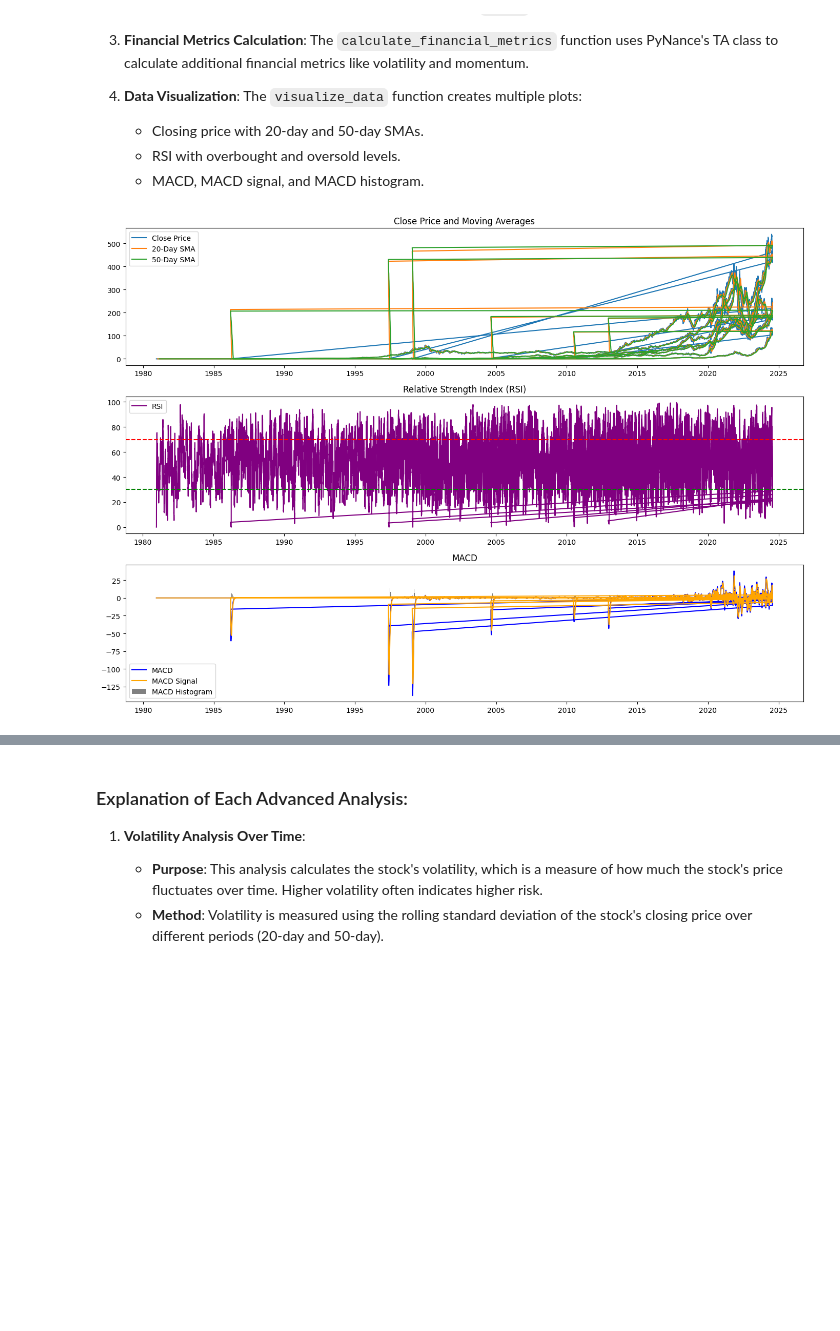
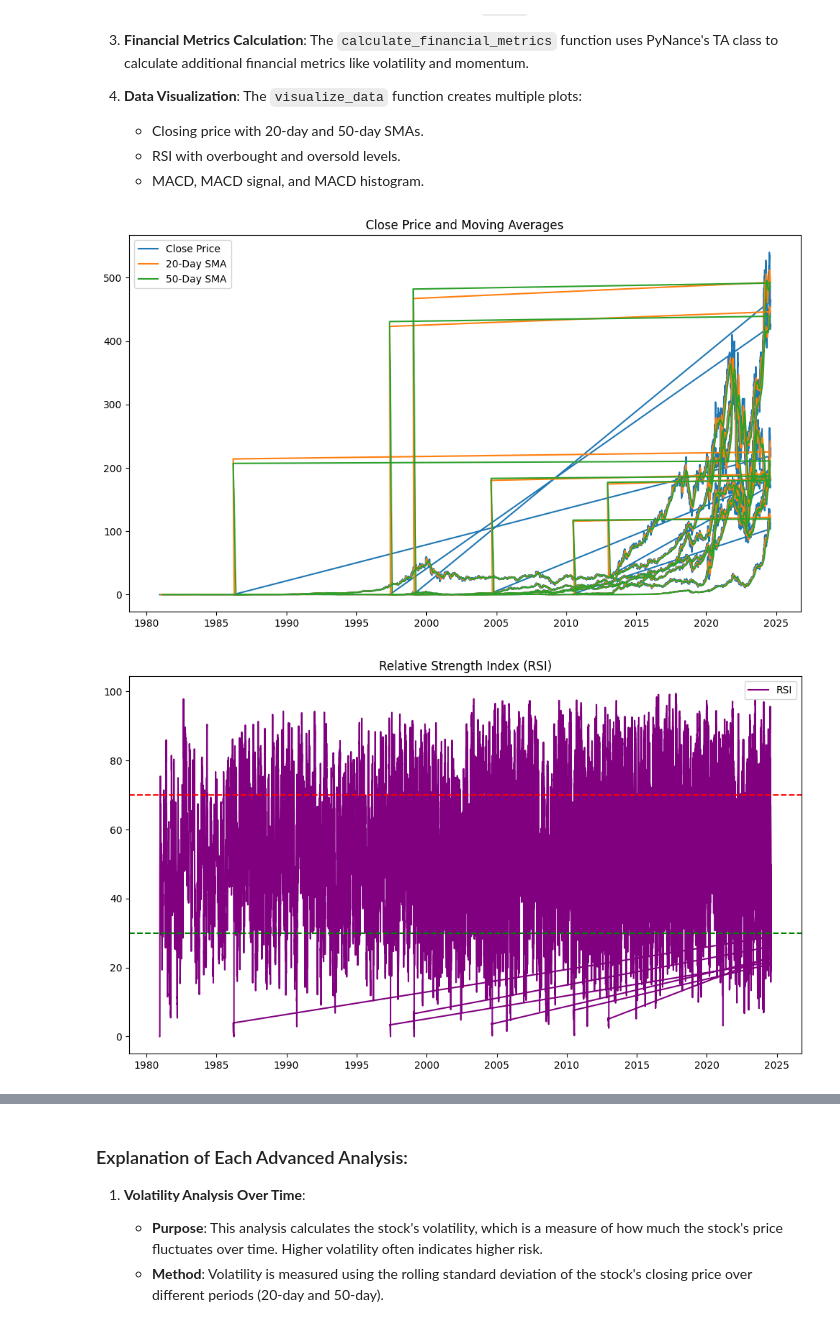
Before and after one commit to oli-mac/Financial_News_and_Stock_Price_Integration_Dataset_Analysist, a Jupyter notebook: notebooks/1.0-explor_data.ipynb, the cells around one changed output, grey strips where cells are left out. Saved outputs shown, nothing was run; the diff lists cells and outputs as text; code cells hidden in the pictures; blank space fills up the shorter version.

```diff
--- a/notebooks/1.0-explor_data.ipynb
+++ b/notebooks/1.0-explor_data.ipynb
@@ -620,10 +620,6 @@ plt.show()
    - RSI with overbought and oversold levels.
    - MACD, MACD signal, and MACD histogram.
 # %%
-import os
-import pandas as pd
-import numpy as np
-import matplotlib.pyplot as plt
 
 # 1. Load and Prepare the Data
 def load_data(file_paths):
@@ -675,45 +671,48 @@ output_folder = r'C:\Users\MSI\Documents\start\Financial_News_and_Stock_Price_In
 os.makedirs(output_folder, exist_ok=True)
 
 def save_visualization(df, output_folder, filename):
-    plt.figure(figsize=(14, 10))
+    # plt.figure(figsize=(14, 10))
 
     # Plot Closing Price with Moving Averages
-    plt.subplot(3, 1, 1)
+    plt.figure(figsize=(10, 6))
     plt.plot(df['Date'], df['Close'], label='Close Price')
     plt.plot(df['Date'], df['SMA_20'], label='20-Day SMA')
     plt.plot(df['Date'], df['SMA_50'], label='50-Day SMA')
     plt.title('Close Price and Moving Averages')
     plt.legend()
-
+    plt.tight_layout()
     # Save the plot
     plt.savefig(os.path.join(output_folder, filename + '_price_sma.png'))
-
+    plt.show()
 
     # Plot RSI
-    plt.subplot(3, 1, 2)
+    plt.figure(figsize=(10, 6))
     plt.plot(df['Date'], df['RSI'], label='RSI', color='purple')
     plt.axhline(70, color='red', linestyle='--')
     plt.axhline(30, color='green', linestyle='--')
     plt.title('Relative Strength Index (RSI)')
     plt.legend()
+    plt.tight_layout()
 
     plt.savefig(os.path.join(output_folder, filename + '_rsi.png'))
+    plt.show()
 
 
     # Plot MACD
-    plt.subplot(3, 1, 3)
+    plt.figure(figsize=(10, 6))
     plt.plot(df['Date'], df['MACD'], label='MACD', color='blue')
     plt.plot(df['Date'], df['MACD_signal'], label='MACD Signal', color='orange')
     plt.bar(df['Date'], df['MACD_hist'], label='MACD Histogram', color='grey')
     plt.title('MACD')
     plt.legend()
 
     plt.tight_layout()
     # Save the plot
     plt.savefig(os.path.join(output_folder, filename + '_macd.png'))
 
     plt.show()
 
 save_visualization(stock_data, output_folder, 'stock_analysis')
 # %% [output]
-[figure, old version]
+[figure, new version]
+[figure, added]
```
Also changed, not shown: parts of 5 cells of this notebook.
